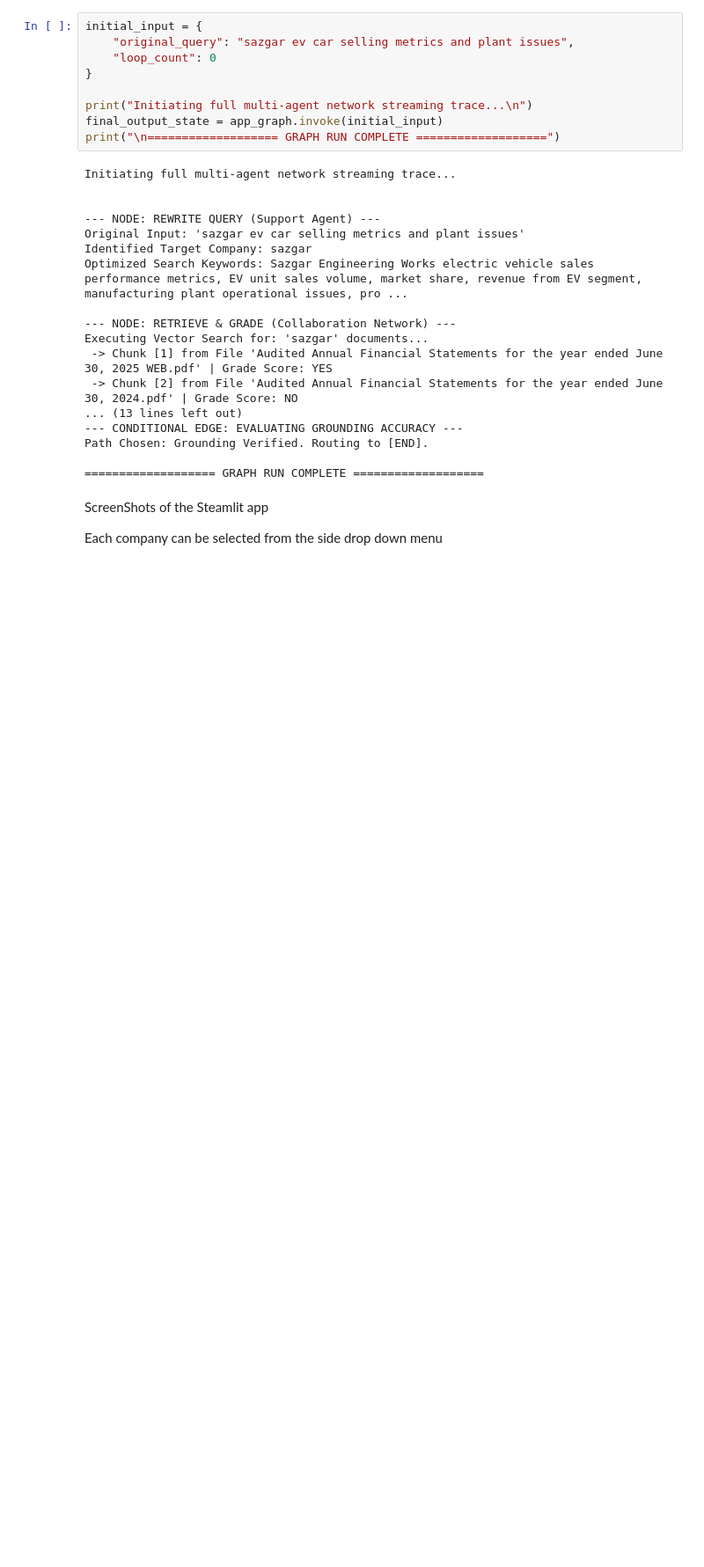
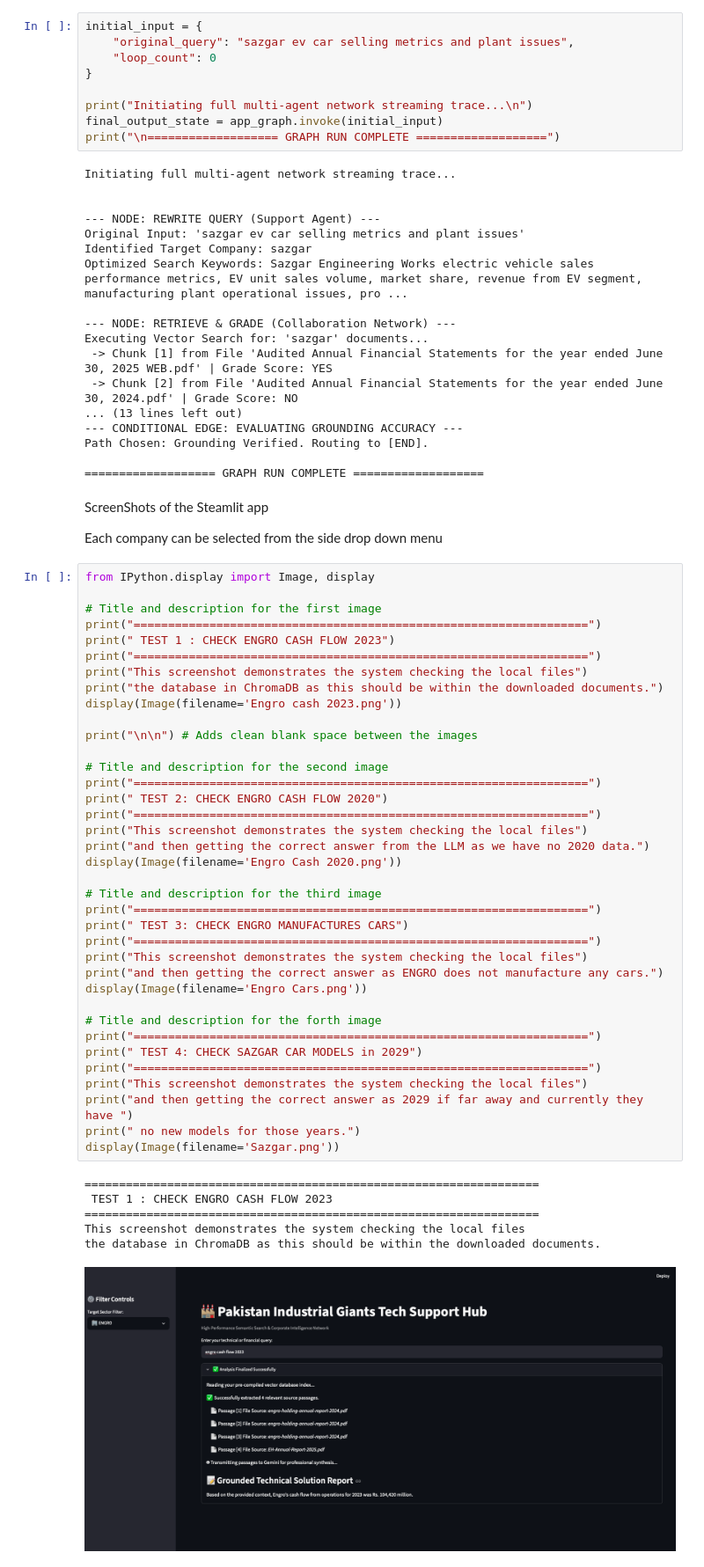
Before and after one commit to DaanishKhurshid/Agentic_Ai_assignment, a Jupyter notebook: agentic_ai_assignment.ipynb, the cells around one changed output. Shown at 88% size. Drawn from its saved outputs; the diff is of its cells as text; blank space fills up the shorter version.

Commit message:
Final assignment submission with notebook images

```diff
--- a/agentic_ai_assignment.ipynb
+++ b/agentic_ai_assignment.ipynb
@@ -792,3 +792,47 @@ Path Chosen: Grounding Verified. Routing to [END].
 ScreenShots of the Steamlit app
 
 Each company can be selected from the side drop down menu
+# %%
+from IPython.display import Image, display
+
+# Title and description for the first image
+print("==================================================================")
+print(" TEST 1 : CHECK ENGRO CASH FLOW 2023")
+print("==================================================================")
+print("This screenshot demonstrates the system checking the local files")
+print("the database in ChromaDB as this should be within the downloaded documents.")
+display(Image(filename='Engro cash 2023.png'))
+
+print("\n\n") # Adds clean blank space between the images
+
+# Title and description for the second image
+print("==================================================================")
+print(" TEST 2: CHECK ENGRO CASH FLOW 2020")
+print("==================================================================")
+print("This screenshot demonstrates the system checking the local files")
+print("and then getting the correct answer from the LLM as we have no 2020 data.")
+display(Image(filename='Engro Cash 2020.png'))
+
+# Title and description for the third image
+print("==================================================================")
+print(" TEST 3: CHECK ENGRO MANUFACTURES CARS")
+print("==================================================================")
+print("This screenshot demonstrates the system checking the local files")
+print("and then getting the correct answer as ENGRO does not manufacture any cars.")
+display(Image(filename='Engro Cars.png'))
+
+# Title and description for the forth image
+print("==================================================================")
+print(" TEST 4: CHECK SAZGAR CAR MODELS in 2029")
+print("==================================================================")
+print("This screenshot demonstrates the system checking the local files")
+print("and then getting the correct answer as 2029 if far away and currently they have ")
+print(" no new models for those years.")
+display(Image(filename='Sazgar.png'))
+# %% [output]
+==================================================================
+ TEST 1 : CHECK ENGRO CASH FLOW 2023
+==================================================================
+This screenshot demonstrates the system checking the local files
+the database in ChromaDB as this should be within the downloaded documents.
+[figure, added]
```
Also changed, not shown: parts of 2 cells of this notebook, 49 other files.
